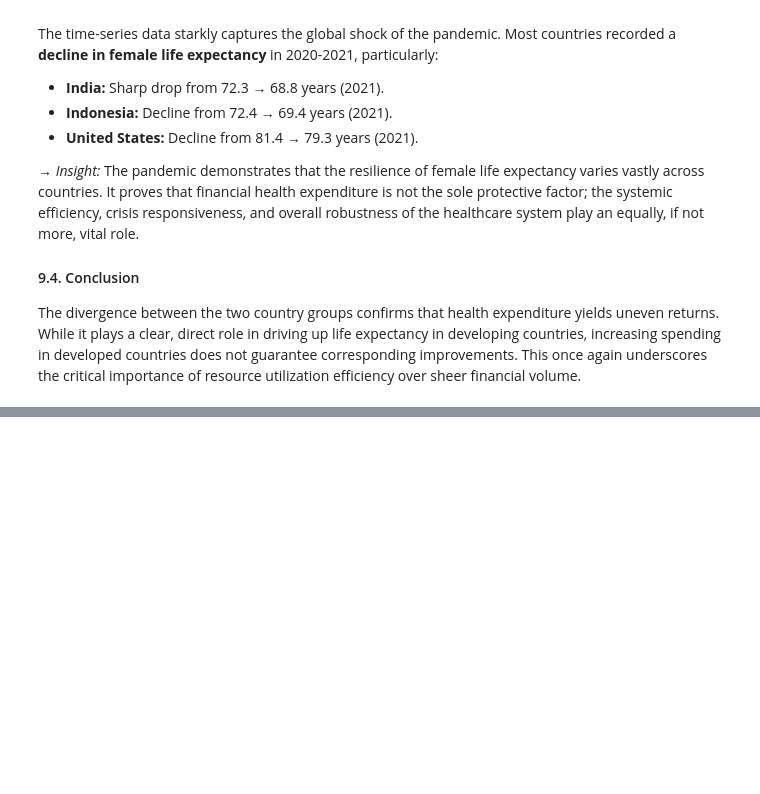
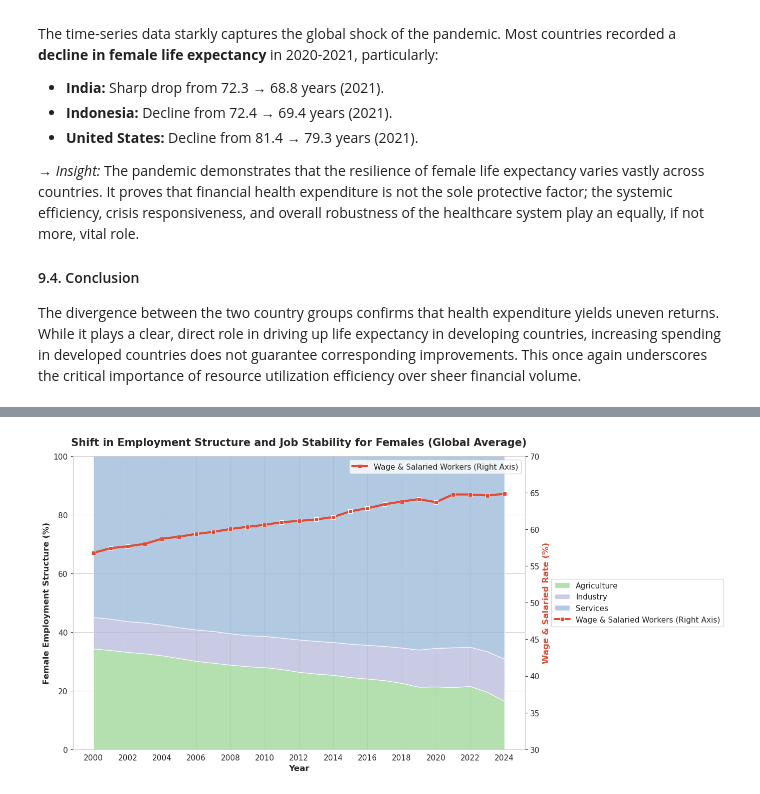
Before and after one commit to n3sfan/DataVis-Lab2, a Jupyter notebook: Notebook/All.ipynb, the cells around one changed output, grey strips where cells are left out. Drawn from its saved outputs; the diff is of its cells as text; code cells hidden in the pictures; blank space fills up the shorter version.

```diff
--- a/Notebook/All.ipynb
+++ b/Notebook/All.ipynb
@@ -1614,0 +1744,45 @@ The divergence between the two country groups confirms that health expenditure y
+# %%
+sectors = ['SL.AGR.EMPL.FE.ZS', 'SL.IND.EMPL.FE.ZS', 'SL.SRV.EMPL.FE.ZS', 'SL.EMP.WORK.FE.ZS']
+
+global_structure = labor_long[labor_long['Series Code'].isin(sectors)].groupby(['Year', 'Series Code'])['Value'].mean().unstack().reset_index()
+
+
+for sector in sectors:
+    if sector not in global_structure.columns:
+        global_structure[sector] = 0
+
+global_structure = global_structure.dropna()
+
+fig, ax1 = plt.subplots(figsize=(14, 7))
+
+ax1.stackplot(global_structure['Year'],
+              global_structure['SL.AGR.EMPL.FE.ZS'],
+              global_structure['SL.IND.EMPL.FE.ZS'],
+              global_structure['SL.SRV.EMPL.FE.ZS'],
+              labels=['Agriculture', 'Industry', 'Services'],
+              colors=['#a1d99b', '#bcbddc', '#9ebcda'], alpha=0.8)
+
+ax1.set_xlabel('Year', fontsize=12, fontweight='bold')
+ax1.set_ylabel('Female Employment Structure (%)', fontsize=12, fontweight='bold')
+ax1.set_ylim(0, 100)
+ax1.set_xticks(range(2000, 2025, 2))
+
+# Trục 2: Vẽ Line Chart cho Wage and Salaried workers
+ax2 = ax1.twinx()
+sns.lineplot(data=global_structure, x='Year', y='SL.EMP.WORK.FE.ZS',
+             color='#e34a33', marker='s', linewidth=3, ax=ax2, label='Wage & Salaried Workers (Right Axis)')
+
+ax2.set_ylabel('Wage & Salaried Rate (%)', fontsize=12, fontweight='bold', color='#e34a33')
+ax2.set_ylim(30, 70)
+ax2.grid(False)
+
+# Combine Legends
+lines_1, labels_1 = ax1.get_legend_handles_labels()
+lines_2, labels_2 = ax2.get_legend_handles_labels()
+ax1.legend(lines_1 + lines_2, labels_1 + labels_2, loc='center left', bbox_to_anchor=(1.05, 0.5))
+
+plt.title('Shift in Employment Structure and Job Stability for Females (Global Average)', fontsize=15, fontweight='bold', pad=15)
+plt.tight_layout()
+plt.show()
+# %% [output]
+[figure, added]
```
Also changed, not shown: parts of 59 cells of this notebook, 1 other file.
